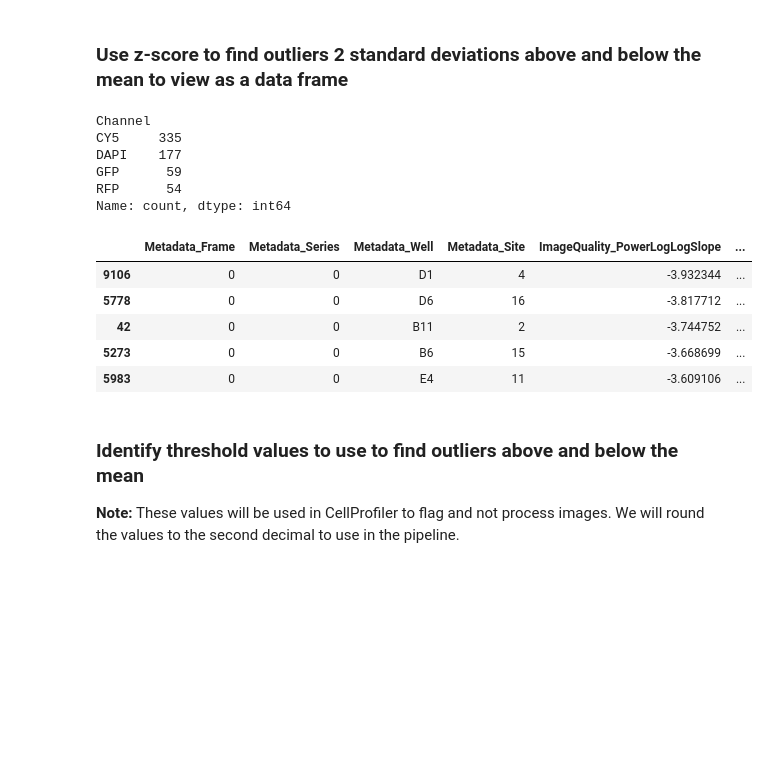
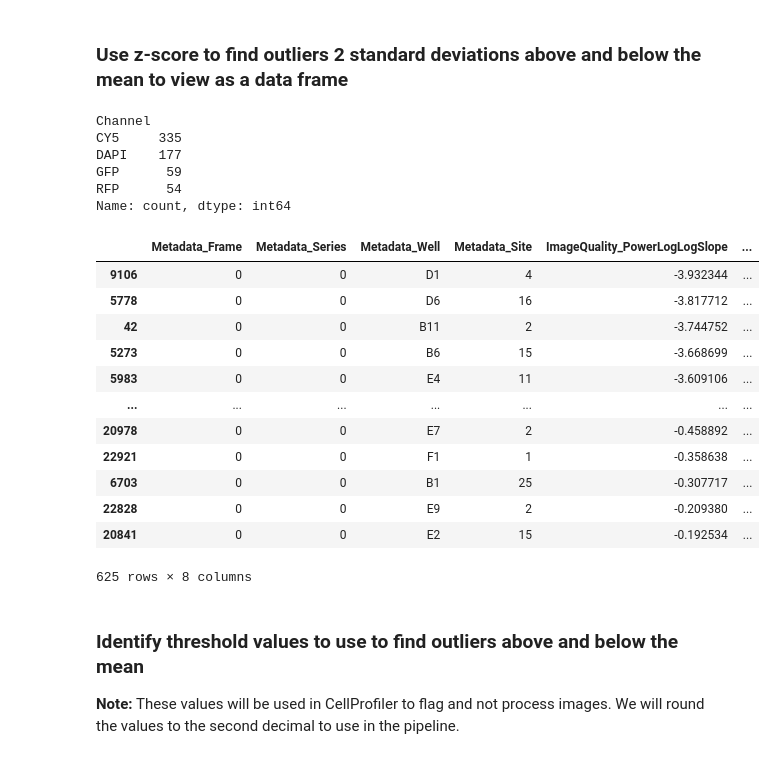
Before and after one commit to WayScience/nf1_schwann_cell_painting_data, a Jupyter notebook: 1.cellprofiler_ic/image_quality_control/1.evaluate_qc.ipynb, the cells around one changed output. Saved outputs shown, nothing was run; the diff lists cells and outputs as text; code cells hidden in the pictures; blank space fills up the shorter version.

```diff
--- a/1.cellprofiler_ic/image_quality_control/1.evaluate_qc.ipynb
+++ b/1.cellprofiler_ic/image_quality_control/1.evaluate_qc.ipynb
@@ -144,32 +144,39 @@ Name: ImageQuality_PowerLogLogSlope, dtype: float64
 # %%
 # Calculate Z-scores for the column with all plates
 z_scores = zscore(df["ImageQuality_PowerLogLogSlope"])
 
 # Set a threshold for Z-scores (adjust as needed for number of standard deviations away from the mean)
 threshold_z = 2
 
 # Identify outlier rows based on Z-scores above and below the mean since we are using absolute values of the z-scores
 blur_outliers = df[abs(z_scores) > threshold_z]
 
 # Identify unique well + site combos among outliers
 unique_combos = blur_outliers[["Metadata_Well", "Metadata_Site"]].drop_duplicates()
 
 print(blur_outliers["Channel"].value_counts())
 # Print example outliers to visualize
-blur_outliers.sort_values(by="ImageQuality_PowerLogLogSlope").head()
+blur_outliers.sort_values(by="ImageQuality_PowerLogLogSlope")
 # %% [output]
 Channel
 CY5     335
 DAPI    177
 GFP      59
 RFP      54
 Name: count, dtype: int64
 |  | Metadata_Frame | Metadata_Series | Metadata_Well | Metadata_Site | ImageQuality_PowerLogLogSlope | ... |
 | 9106 | 0 | 0 | D1 | 4 | -3.932344 | ... |
 | 5778 | 0 | 0 | D6 | 16 | -3.817712 | ... |
 | 42 | 0 | 0 | B11 | 2 | -3.744752 | ... |
 | 5273 | 0 | 0 | B6 | 15 | -3.668699 | ... |
 | 5983 | 0 | 0 | E4 | 11 | -3.609106 | ... |
+| ... | ... | ... | ... | ... | ... | ... |
+| 20978 | 0 | 0 | E7 | 2 | -0.458892 | ... |
+| 22921 | 0 | 0 | F1 | 1 | -0.358638 | ... |
+| 6703 | 0 | 0 | B1 | 25 | -0.307717 | ... |
+| 22828 | 0 | 0 | E9 | 2 | -0.209380 | ... |
+| 20841 | 0 | 0 | E2 | 15 | -0.192534 | ... |
+625 rows × 8 columns
 # %% [markdown]
 ### Identify threshold values to use to find outliers above and below the mean
 
```
Also changed, not shown: parts of 2 cells of this notebook, 5 other files.
